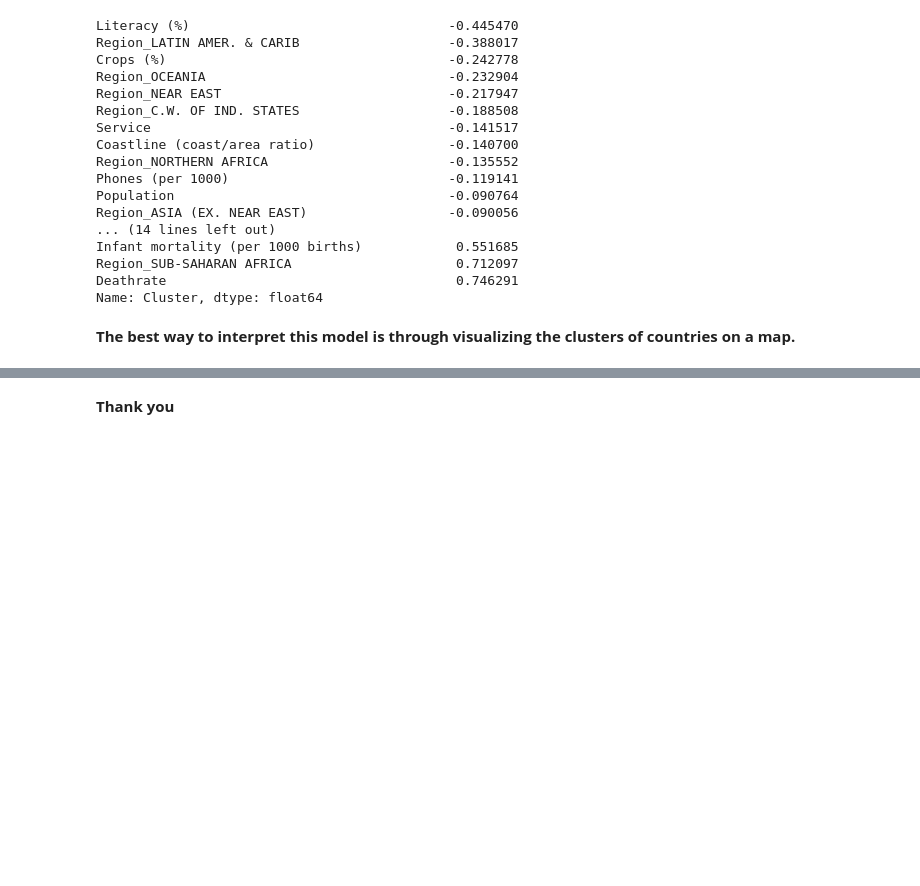
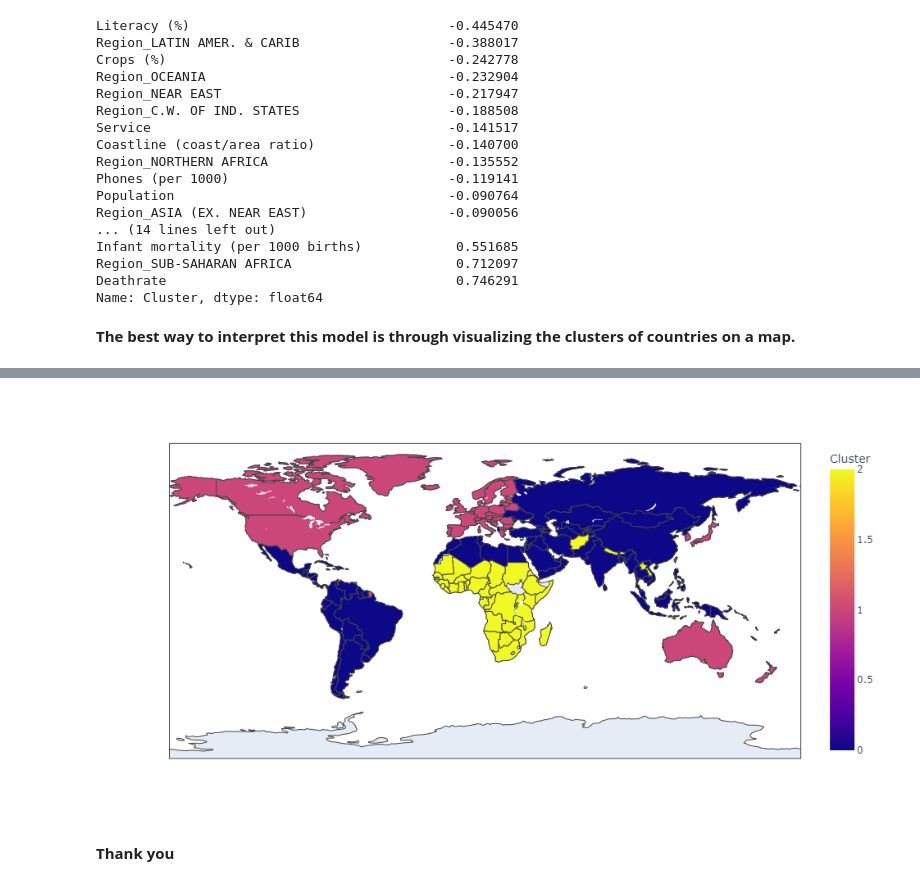
Before and after one commit to tomasz-bialy/K-means, a Jupyter notebook: K-means.ipynb, the cells around one changed output, grey strips where cells are left out. Saved outputs shown, nothing was run; the diff lists cells and outputs as text; code cells hidden in the pictures; blank space fills up the shorter version.

```diff
--- a/K-means.ipynb
+++ b/K-means.ipynb
@@ -214,5 +214,10 @@ fig.show()
 # %% [output]
 [interactive output not drawn]
 [interactive output not drawn]
+# %%
+from IPython import display
+display.Image("./newplot.png")
+# %% [output]
+[figure, added]
 # %% [markdown]
 **Thank you**
```
